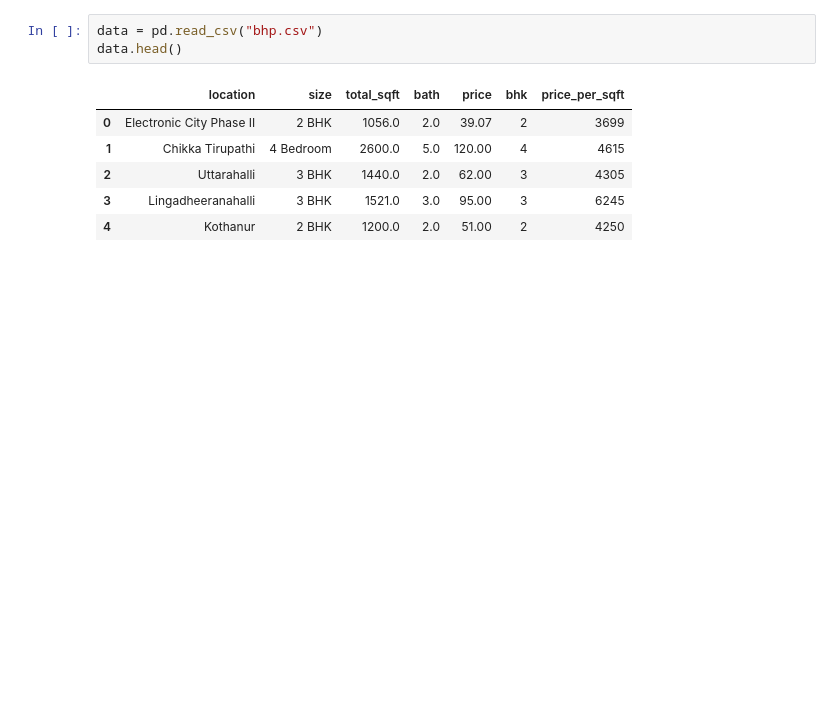
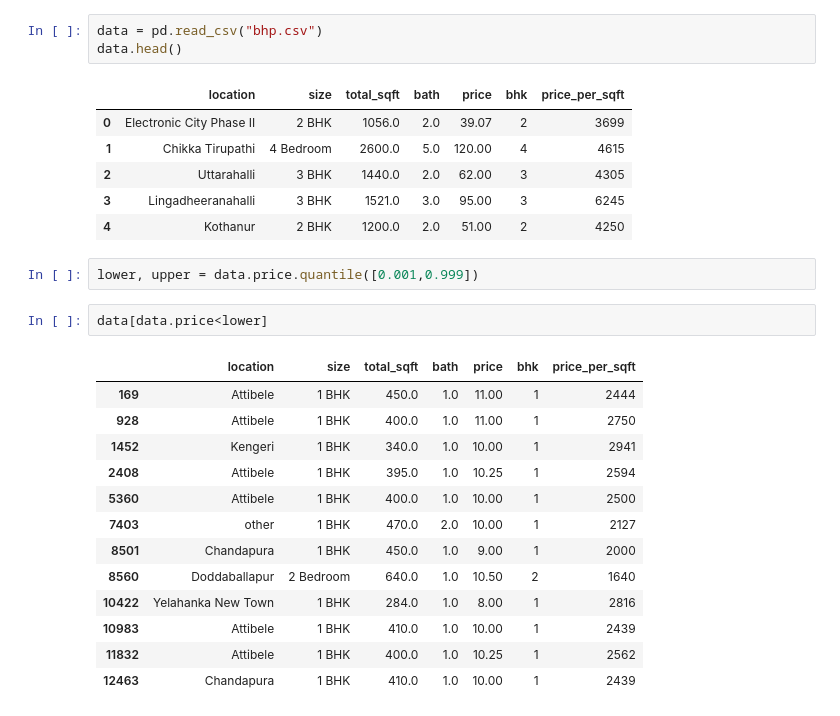
Before and after one commit to bappaditya-paul/Feauture-Enginnering, a Jupyter notebook: Feauture_enginnering.ipynb, the cells around one changed output. Cells and saved outputs as stored; diff of their text form; blank space fills up the shorter version.

```diff
--- a/Feauture_enginnering.ipynb
+++ b/Feauture_enginnering.ipynb
@@ -146,3 +159,21 @@ data.head()
 | 2 | Uttarahalli | 3 BHK | 1440.0 | 2.0 | 62.00 | 3 | 4305 |
 | 3 | Lingadheeranahalli | 3 BHK | 1521.0 | 3.0 | 95.00 | 3 | 6245 |
 | 4 | Kothanur | 2 BHK | 1200.0 | 2.0 | 51.00 | 2 | 4250 |
+# %%
+lower, upper = data.price.quantile([0.001,0.999])
+# %%
+data[data.price<lower]
+# %% [output]
+|  | location | size | total_sqft | bath | price | bhk | price_per_sqft |
+| 169 | Attibele | 1 BHK | 450.0 | 1.0 | 11.00 | 1 | 2444 |
+| 928 | Attibele | 1 BHK | 400.0 | 1.0 | 11.00 | 1 | 2750 |
+| 1452 | Kengeri | 1 BHK | 340.0 | 1.0 | 10.00 | 1 | 2941 |
+| 2408 | Attibele | 1 BHK | 395.0 | 1.0 | 10.25 | 1 | 2594 |
+| 5360 | Attibele | 1 BHK | 400.0 | 1.0 | 10.00 | 1 | 2500 |
+| 7403 | other | 1 BHK | 470.0 | 2.0 | 10.00 | 1 | 2127 |
+| 8501 | Chandapura | 1 BHK | 450.0 | 1.0 | 9.00 | 1 | 2000 |
+| 8560 | Doddaballapur | 2 Bedroom | 640.0 | 1.0 | 10.50 | 2 | 1640 |
+| 10422 | Yelahanka New Town | 1 BHK | 284.0 | 1.0 | 8.00 | 1 | 2816 |
+| 10983 | Attibele | 1 BHK | 410.0 | 1.0 | 10.00 | 1 | 2439 |
+| 11832 | Attibele | 1 BHK | 400.0 | 1.0 | 10.25 | 1 | 2562 |
+| 12463 | Chandapura | 1 BHK | 410.0 | 1.0 | 10.00 | 1 | 2439 |
```
Also changed, not shown: parts of 14 cells of this notebook.
